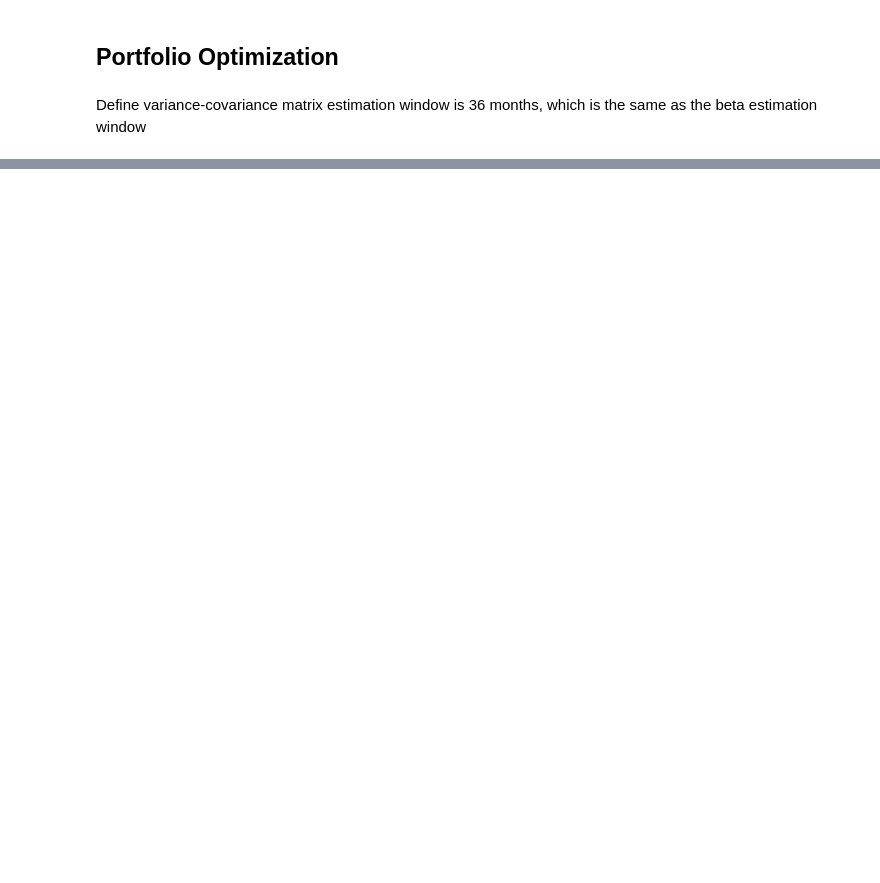
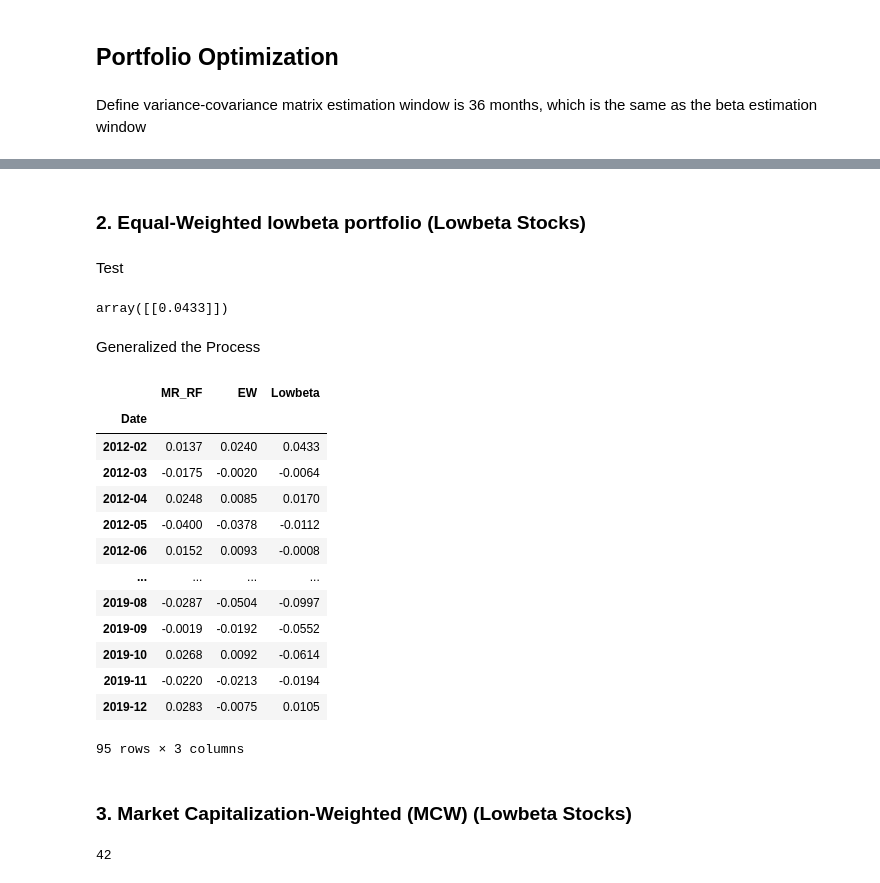
Before and after one commit to runxinlin/Research_Codes_2022, a Jupyter notebook: Python_V2.ipynb, the cells around one changed output, grey strips where cells are left out. Drawn from its saved outputs; the diff is of its cells as text; code cells hidden in the pictures; blank space fills up the shorter version.

```diff
--- a/Python_V2.ipynb
+++ b/Python_V2.ipynb
@@ -413,0 +411,4 @@ for i in tqdm(range(periods)):
+# %%
+df_portfolio = pd.DataFrame()
+df_portfolio["MR_RF"] = np.round((df_MR-df_RF.values)[rollingW:][0:periods*holding+1],4)
+df_portfolio["EW"] = np.concatenate(EW)
@@ -413,0 +432,59 @@ for i in tqdm(range(periods)):
+# %% [markdown]
+### 2. Equal-Weighted lowbeta portfolio (Lowbeta Stocks)
+# %% [markdown]
+Test
+# %%
+i = 0
+index = holding_return_list[i].columns.intersection(Ranks[i]["Low_Beta"])
+port = holding_return_list[i][index]
+port = port.loc[:, (port != 0).any(axis=0)].astype(np.float64) # drop columns full of 0s
+port = port.loc[:, (~np.isnan(port).any(axis=0))].astype(np.float64) # drop columns full of nas
+starting_weights = pd.DataFrame(np.repeat(1/len(port.columns), len(port.columns)), index=port.columns).T
+level = pd.concat([starting_weights, port+1]).reset_index(drop=True)
+level = level.rolling(window=len(level.index),min_periods = 1).apply(np.prod) #min_periods will keep the min_periods that is smaller than the window
+value = pd.DataFrame(np.sum(level, axis=1).dropna())
+returns = np.round(np.log(value.iloc[1:len(value)].values/value[0:len(value)-1].values),4)
+returns
+# %% [output]
+array([[0.0433]])
+# %% [markdown]
+Generalized the Process
+# %%
+def hld_period_calcs1(a,b):
+    index = a.columns.intersection(b["Low_Beta"])
+    port = a[index]
+    port = port.loc[:,(port != 0).any(axis=0)].astype(np.float64)
+    port = port.loc[:, (~np.isnan(port).any(axis=0))].astype(np.float64)
+    starting_weights = pd.DataFrame(np.repeat(1/len(port.columns), len(port.columns)), index=port.columns).T
+    level = pd.concat([starting_weights, port+1]).reset_index(drop=True)
+    level = level.rolling(window=len(level.index),min_periods = 1).apply(np.prod)
+    value = pd.DataFrame(np.sum(level, axis=1).dropna())
+    returns = np.round(np.log(value.iloc[1:len(value)].values/value[0:len(value)-1].values),4)
+    return returns
+# %%
+Lowbeta = list(map(hld_period_calcs1, holding_return_list, Ranks))
+# %%
+df_portfolio["Lowbeta"] = np.concatenate(Lowbeta)
+df_portfolio
+# %% [output]
+|  | MR_RF | EW | Lowbeta |
+| Date |  |  |  |
+| 2012-02 | 0.0137 | 0.0240 | 0.0433 |
+| 2012-03 | -0.0175 | -0.0020 | -0.0064 |
+| 2012-04 | 0.0248 | 0.0085 | 0.0170 |
+| 2012-05 | -0.0400 | -0.0378 | -0.0112 |
+| 2012-06 | 0.0152 | 0.0093 | -0.0008 |
+| ... | ... | ... | ... |
+| 2019-08 | -0.0287 | -0.0504 | -0.0997 |
+| 2019-09 | -0.0019 | -0.0192 | -0.0552 |
+| 2019-10 | 0.0268 | 0.0092 | -0.0614 |
+| 2019-11 | -0.0220 | -0.0213 | -0.0194 |
+| 2019-12 | 0.0283 | -0.0075 | 0.0105 |
+95 rows × 3 columns
+# %% [markdown]
+### 3. Market Capitalization-Weighted (MCW) (Lowbeta Stocks)
+# %%
+i = 0
+holding_return_list[i].columns.intersection(Ranks[i]["Low_Beta"]).intersection(holding_size_list[i].columns)
+# %% [output]
+42
```
Also changed, not shown: parts of 30 cells of this notebook, 1 other file.
